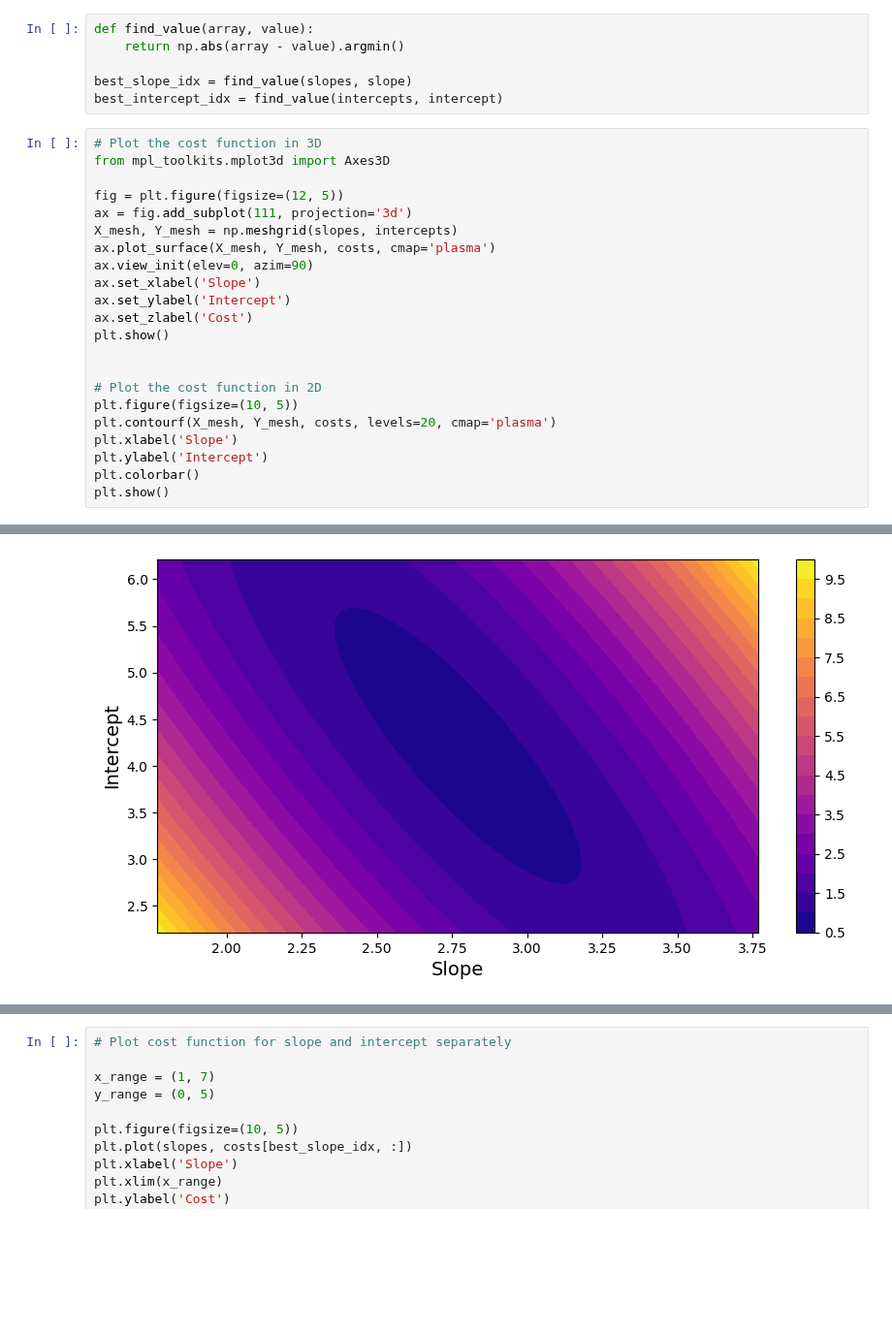
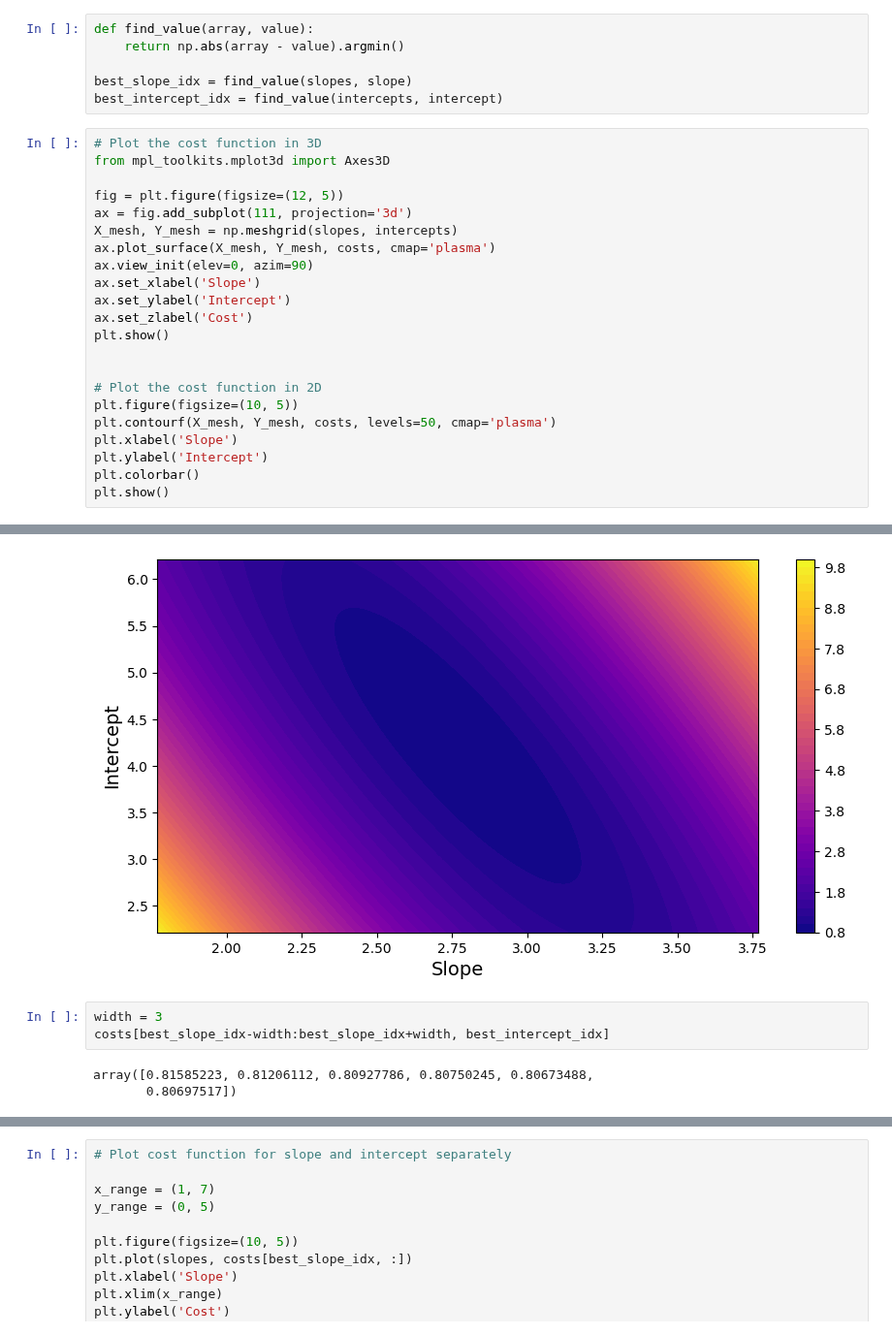
Before and after one commit to MrIsCM/Learning-Machine-Learning, a Jupyter notebook: Notebooks/04_training_linear_models.ipynb, the cells around one changed output, grey strips where cells are left out. Shown at 97% size. Saved outputs shown, nothing was run; the diff lists cells and outputs as text; blank space fills up the shorter version.

```diff
--- a/Notebooks/04_training_linear_models.ipynb
+++ b/Notebooks/04_training_linear_models.ipynb
@@ -124,28 +124,34 @@ best_intercept_idx = find_value(intercepts, intercept)
 # %%
 # Plot the cost function in 3D
 from mpl_toolkits.mplot3d import Axes3D
 
 fig = plt.figure(figsize=(12, 5))
 ax = fig.add_subplot(111, projection='3d')
 X_mesh, Y_mesh = np.meshgrid(slopes, intercepts)
 ax.plot_surface(X_mesh, Y_mesh, costs, cmap='plasma')
 ax.view_init(elev=0, azim=90)
 ax.set_xlabel('Slope')
 ax.set_ylabel('Intercept')
 ax.set_zlabel('Cost')
 plt.show()
 
 
 # Plot the cost function in 2D
 plt.figure(figsize=(10, 5))
-plt.contourf(X_mesh, Y_mesh, costs, levels=20, cmap='plasma')
+plt.contourf(X_mesh, Y_mesh, costs, levels=50, cmap='plasma')
 plt.xlabel('Slope')
 plt.ylabel('Intercept')
 plt.colorbar()
 plt.show()
 # %% [output]
 [figure]
-[figure, old version]
+[figure, new version]
+# %%
+width = 3
+costs[best_slope_idx-width:best_slope_idx+width, best_intercept_idx]
+# %% [output]
+array([0.81585223, 0.81206112, 0.80927786, 0.80750245, 0.80673488,
+       0.80697517])
 # %%
 with open("../Test/data.dat", 'w') as f:
 	f.write("Slope, Intercept, Cost\n")
```
Also changed, not shown: parts of 11 cells of this notebook.
